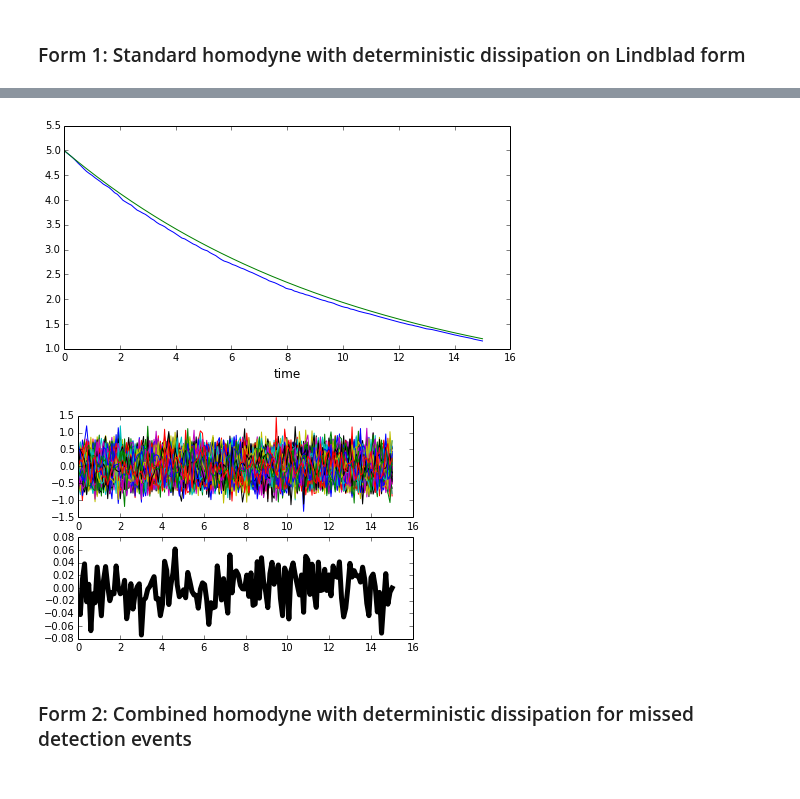
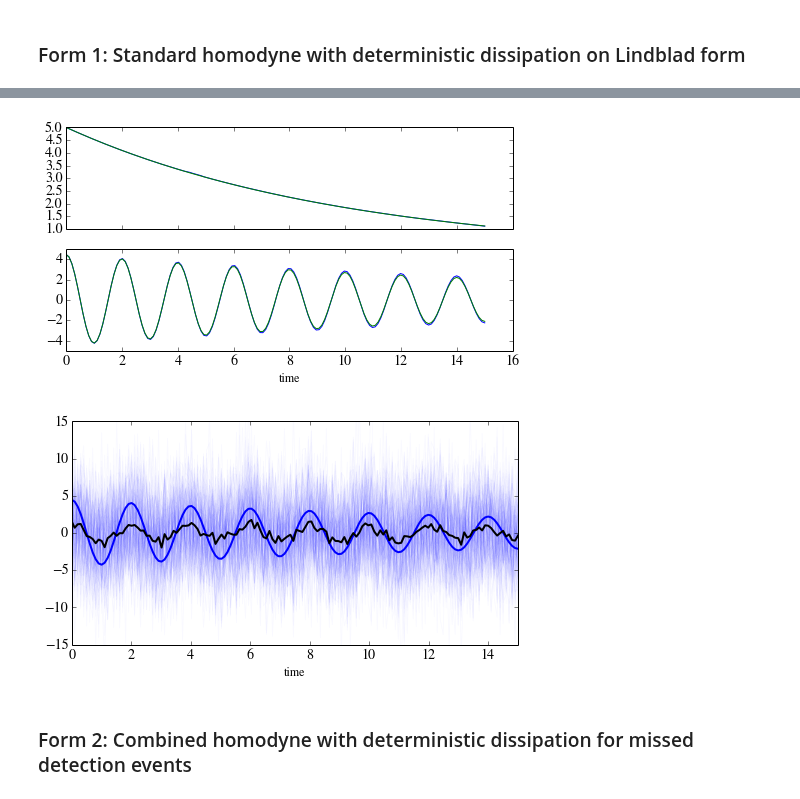
Before and after one commit to qutip/qutip-notebooks, a Jupyter notebook: development/development-smesolve-inefficient-detection.ipynb, the cells around one changed output, grey strips where cells are left out. Cells and saved outputs as stored; diff of their text form; code cells hidden in the pictures.

Commit message:
updated notebooks for smesolve

```diff
--- a/development/development-smesolve-inefficient-detection.ipynb
+++ b/development/development-smesolve-inefficient-detection.ipynb
@@ -9,7 +9,7 @@ Populating the interactive namespace from numpy and matplotlib
 # %%
 from qutip import *
 # %%
-array(result.measurement).cumsum(axis=1).mean(axis=0)from matplotlib import rcParams
+from matplotlib import rcParams
 rcParams['font.family'] = 'STIXGeneral'
 rcParams['mathtext.fontset'] = 'stix'
 rcParams['font.size'] = '14'
@@ -70,7 +68,7 @@ H = w0 * a.dag() * a
 # %%
 rho0 = fock(N, 5)
 # %%
-e_ops = [a.dag() * a]
+e_ops = [a.dag() * a, a + a.dag()]
 # %% [markdown]
 ### Define the stochastic terms
 # %%
@@ -222,6 +220,8 @@ where $d\xi$ is the Wiener increment. This can be described as a standard homody
 $d\rho = -i[H, \rho]dt + \mathcal{D}[\sqrt{\kappa} a]\rho dt + \sqrt{\eta}\mathcal{H}[\sqrt{\kappa}a] \rho d\xi$
 
 Below we solve these two equivalent equations with QuTiP
+# %%
+rho0 = coherent(N, sqrt(5))
 # %% [markdown]
 ### Form 1: Standard homodyne with deterministic dissipation on Lindblad form
 # %%
@@ -231,7 +231,7 @@ sc_ops = [sqrt(eta) * sqrt(gamma) * a]   # stochastic collapse operator A
 # %%
 result_ref = mesolve(H, rho0, times, c_ops+sc_ops, e_ops)
 # %%
-result = smesolve(H, rho0, times, c_ops, sc_ops, e_ops, ntraj=150, nsubsteps=100,
-                  method='homodyne', store_measurement=True)
+result = smesolve(H, rho0, times, c_ops, sc_ops, e_ops, ntraj=125, nsubsteps=100,
+                  method='homodyne', store_measurement=True, m_ops=[[a + a.dag()]])
 # %% [output]
 Completed:  0.0%. Elapsed time:   0.00s. Est. remaining time: 00:00:00:00.
@@ -248,16 +248,21 @@ Elapsed time: 467.04s
 # %%
 plot_expectation_values([result, result_ref]);
 # %% [output]
-[figure, old version]
+[figure, new version]
 # %%
-fig, axes = subplots(2,1)
+fig, ax = subplots(figsize=(8,4))
 
 for m in result.measurement:
-    axes[0].plot(times, m)
+    ax.plot(times, m[:, 0].real, 'b', alpha=0.025)
 
-axes[1].plot(times, array(result.measurement).mean(axis=0), 'k', lw=5);
+ax.plot(times, result_ref.expect[1], 'b', lw=2);
+
+ax.set_ylim(-15, 15)
+ax.set_xlim(0, times.max())
+ax.set_xlabel('time', fontsize=12)
+ax.plot(times, array(result.measurement).mean(axis=0)[:,0].real, 'k', lw=2);
 # %% [output]
-[figure, old version]
+[figure, new version]
 # %% [markdown]
 ### Form 2: Combined homodyne with deterministic dissipation for missed detection events
 # %% [markdown]
```
Also changed, not shown: parts of 13 cells of this notebook.
